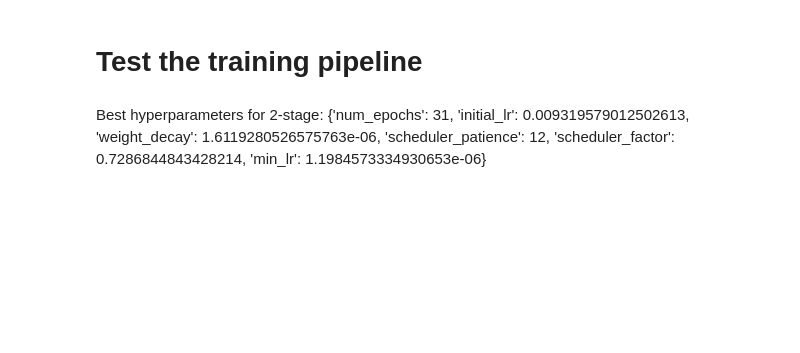
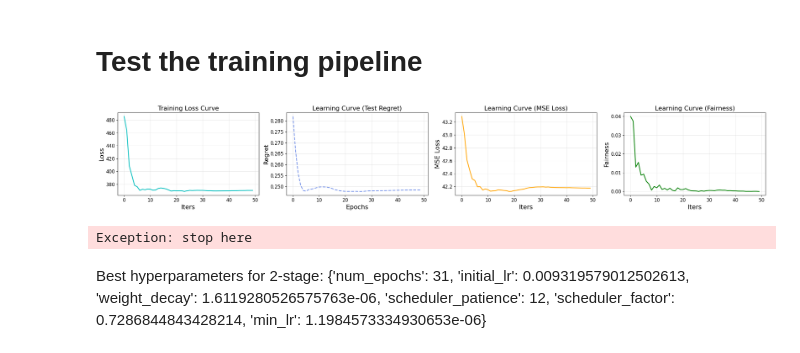
Before and after one commit to DennisWang2488/Fairness-Decision-Focused-Loss, a Jupyter notebook: The Paper/LP.ipynb, the cells around one changed output. Saved outputs shown, nothing was run; the diff lists cells and outputs as text; code cells hidden in the pictures; blank space fills up the shorter version.

```diff
--- a/The Paper/LP.ipynb
+++ b/The Paper/LP.ipynb
@@ -40,13 +39,13 @@ cuda
 # %% [markdown]
 # Import and Process Data
 # %%
-alpha, Q = 2, 1000
+alpha, Q = 2, 10
 # %%
 df = pd.read_csv('data/data.csv')
 # fix random seed for reproducibility
 
 # report statistics on this dataset
-df = df.sample(n=5000, random_state=1)
+df = df.sample(n=50, random_state=1)
 
 columns_to_keep = [
     'risk_score_t', 'program_enrolled_t', 'cost_t', 'cost_avoidable_t', 'race', 'dem_female', 'gagne_sum_tm1', 'gagne_sum_t',
@@ -491,6 +605,7 @@ def trainFairModel(predmodel, optmodel, loader_train, loader_test, lambda_fairne
     fair_mse_loss_func = FairMSELoss(lambda_fairness=lambda_fairness)
     mse_loss_func = nn.MSELoss()
 
+
     train_loss_log = []
     test_regret_log = []
     test_mse_log = []
@@ -522,7 +637,16 @@ def trainFairModel(predmodel, optmodel, loader_train, loader_test, lambda_fairne
 
         # Backward pass
         optimizer.zero_grad()
-        (loss if dfl else fair_mse_loss).backward()
+        if dfl:
+            loss.backward()
+        elif not dfl:
+            fair_mse_loss.backward()
+        elif grad_method == 'cvxpylayer':
+            loss_func = cvxpyRegretLoss(cost_np, Q, alpha)
+            loss = loss_func(gainF, pred_risk)
+            loss.backward()
+            print("Gradient wrt pred_r:", pred_r.grad)
+
         optimizer.step()
 
         # Compute fairness metric
@@ -628,3 +751,22 @@ torch.save(predmodel.state_dict(), 'initial_model.pth')
+# %%
+
+
+train_loss_log_values = [loss for loss in train_loss_log]
+test_regret_log_values = [regret for regret in test_regret_log]
+mse_loss_log_values = [mse for mse in test_mse_log]
+fairness_log_values = [fair for fair in test_fair_log]
+visLearningCurve(
+    train_loss_log_values,
+    test_regret_log_values,
+    mse_loss_log_values,
+    fairness_log_values
+)
+# %% [output]
+[figure, added]
+# %%
+raise Exception("stop here")
+# %% [output]
+Exception: stop here
 # %%
 # predmodel.load_state_dict(torch.load('initial_model.pth'))
 # predmodel.to(device)
```
Also changed, not shown: parts of 11 cells of this notebook, 5 other files.
